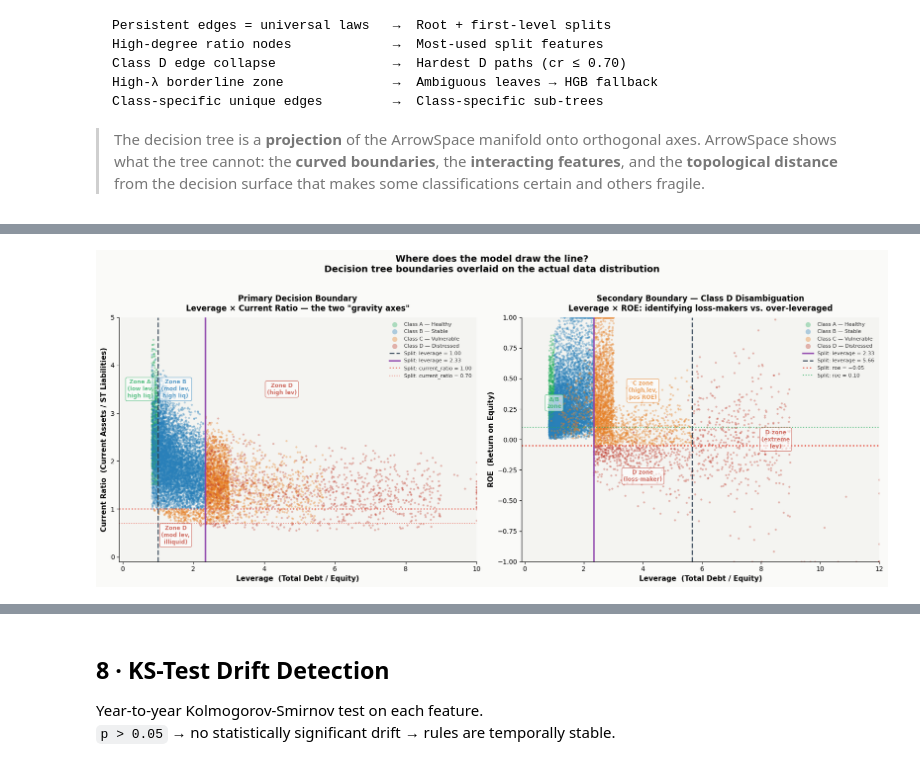
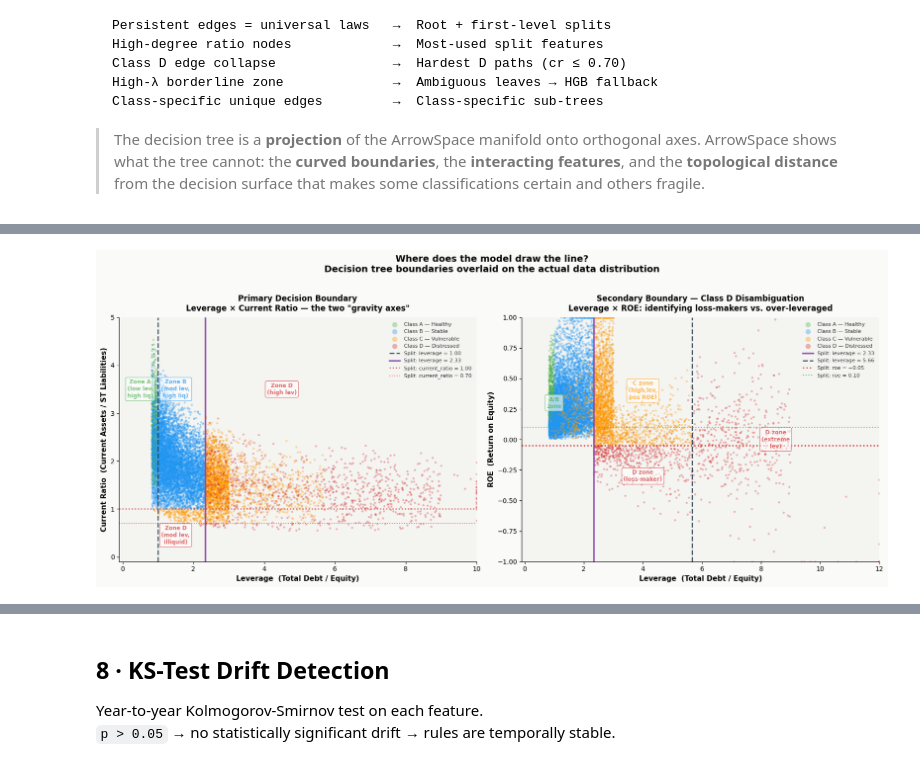
Before and after one commit to LolloPaz/ifc, a Jupyter notebook: 03_rule_spectral_pipeline.ipynb, the cells around one changed output, grey strips where cells are left out. Cells and saved outputs as stored; diff of their text form; code cells hidden in the pictures.

```diff
--- a/03_rule_spectral_pipeline.ipynb
+++ b/03_rule_spectral_pipeline.ipynb
@@ -1767,19 +1754,13 @@ plt.show()
 # %%
-# ═══════════════════════════════════════════════════════════════════
 # CELL C  —  Decision Boundary: the 2 most powerful features
 # "Show the stakeholder exactly where the model draws the lines"
-# ═══════════════════════════════════════════════════════════════════
-import matplotlib.pyplot as plt
-import matplotlib.patches as mpatches
-import matplotlib.lines as mlines
-import numpy as np
 
 fig, axes = plt.subplots(1, 2, figsize=(17, 7))
 fig.patch.set_facecolor('#fafaf8')
 
 df_boundary = df_spec.dropna(subset=['leverage','current_ratio','roe','profit_margin']).copy()
 
-# ── Panel 1: Leverage vs Current Ratio (main plane) ───────────────
+# Panel 1: Leverage vs Current Ratio (main plane)
 ax = axes[0]
 ax.set_facecolor('#f4f4f1')
 
@@ -1798,17 +1779,17 @@ ax.axvline(1.00, color='#2c3e50', lw=2.0, ls='--', alpha=0.85,
            label='Split: leverage = 1.00')
 ax.axvline(2.33, color='#8e44ad', lw=2.5, ls='-',  alpha=0.90,
            label='Split: leverage = 2.33')
-ax.axhline(1.00, color='#e74c3c', lw=1.8, ls=':',  alpha=0.80,
+ax.axhline(1.00, color='#d32f2f', lw=1.8, ls=':',  alpha=0.80,
            label='Split: current_ratio = 1.00')
-ax.axhline(0.70, color='#e74c3c', lw=1.4, ls=':',  alpha=0.65,
+ax.axhline(0.70, color='#d32f2f', lw=1.4, ls=':',  alpha=0.65,
            label='Split: current_ratio = 0.70')
 
 # Annotate decision zones
 zone_cfg = [
-    (0.5,  3.5,  'Zone A\n(low lev,\nhigh liq)', '#27ae60'),
-    (1.5,  3.5,  'Zone B\n(mod lev,\nhigh liq)', '#2980b9'),
-    (1.5,  0.45, 'Zone D\n(mod lev,\nilliquid)',  '#c0392b'),
-    (4.5,  3.5,  'Zone D\n(high lev)',            '#c0392b'),
+    (0.5,  3.5,  'Zone A\n(low lev,\nhigh liq)', '#4caf50'),
+    (1.5,  3.5,  'Zone B\n(mod lev,\nhigh liq)', '#2196f3'),
+    (1.5,  0.45, 'Zone D\n(mod lev,\nilliquid)',  '#d32f2f'),
+    (4.5,  3.5,  'Zone D\n(high lev)',            '#d32f2f'),
 ]
 for x, y, txt, col in zone_cfg:
     ax.text(x, y, txt, ha='center', va='center', fontsize=8.5,
@@ -1845,42 +1826,42 @@ ax2.axvline(2.33, color='#8e44ad', lw=2.5, ls='-', alpha=0.90,
             label='Split: leverage = 2.33')
 ax2.axvline(5.66, color='#2c3e50', lw=2.0, ls='--', alpha=0.85,
             label='Split: leverage = 5.66')
-ax2.axhline(-0.05, color='#e74c3c', lw=2.0, ls=':', alpha=0.90,
+ax2.axhline(-0.05, color='#d32f2f', lw=2.0, ls=':', alpha=0.90,
             label='Split: roe = −0.05')
-ax2.axhline(0.10,  color='#27ae60', lw=1.6, ls=':', alpha=0.75,
+ax2.axhline(0.10,  color='#4caf50', lw=1.6, ls=':', alpha=0.75,
             label='Split: roe = 0.10')
 
 zone2_cfg = [
-    (1.0,   0.3,  'A/B\nzone',           '#27ae60'),
-    (4.0,   0.4,  'C zone\n(high lev,\npos ROE)',   '#e67e22'),
-    (4.0,  -0.3,  'D zone\n(loss-maker)', '#c0392b'),
-    (8.5,   0.0,  'D zone\n(extreme\nlev)',          '#c0392b'),
+    (1.0,   0.3,  'A/B\nzone',           '#4caf50'),
+    (4.0,   0.4,  'C zone\n(high lev,\npos ROE)',   '#ff9800'),
+    (4.0,  -0.3,  'D zone\n(loss-maker)', '#d32f2f'),
+    (8.5,   0.0,  'D zone\n(extreme\nlev)',          '#d32f2f'),
 ]
 for x, y, txt, col in zone2_cfg:
     ax2.text(x, y, txt, ha='center', va='center', fontsize=8.5,
              color=col, fontweight='bold', alpha=0.7,
              bbox=dict(facecolor='white', edgecolor=col,
                        alpha=0.6, boxstyle='round,pad=0.3', lw=1))
 
 ax2.set_xlim(-0.1, 12)
 ax2.set_ylim(-1, 1)
 ax2.set_xlabel('Leverage  (Total Debt / Equity)', fontsize=11, fontweight='bold')
 ax2.set_ylabel('ROE  (Return on Equity)', fontsize=11, fontweight='bold')
 ax2.set_title('Secondary Boundary — Class D Disambiguation\n'
               'Leverage × ROE: identifying loss-makers vs. over-leveraged',
               fontsize=12, fontweight='bold', pad=10)
 ax2.legend(fontsize=8, frameon=False, loc='upper right',
            markerscale=2.5, labelcolor='#333')
 ax2.spines[['top','right']].set_visible(False)
 
 fig.suptitle('Where does the model draw the line?\n'
              'Decision tree boundaries overlaid on the actual data distribution',
              fontsize=14, fontweight='bold', y=1.02)
 
 plt.tight_layout()
 plt.savefig('decision_boundaries.png', dpi=180, bbox_inches='tight',
             facecolor=fig.get_facecolor())
 plt.show()
 # %% [output]
-[figure, old version]
+[figure, new version]
 # %%
```
Also changed, not shown: parts of 22 cells of this notebook.
